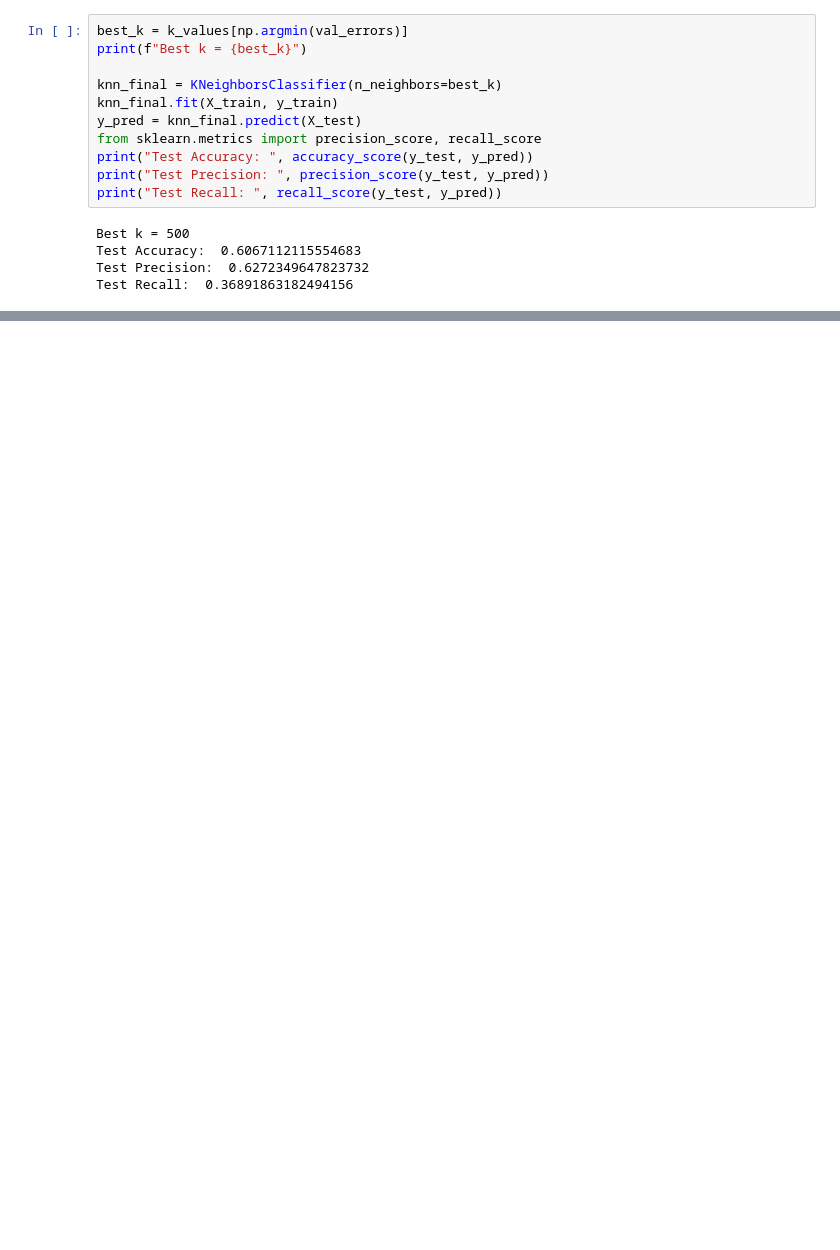
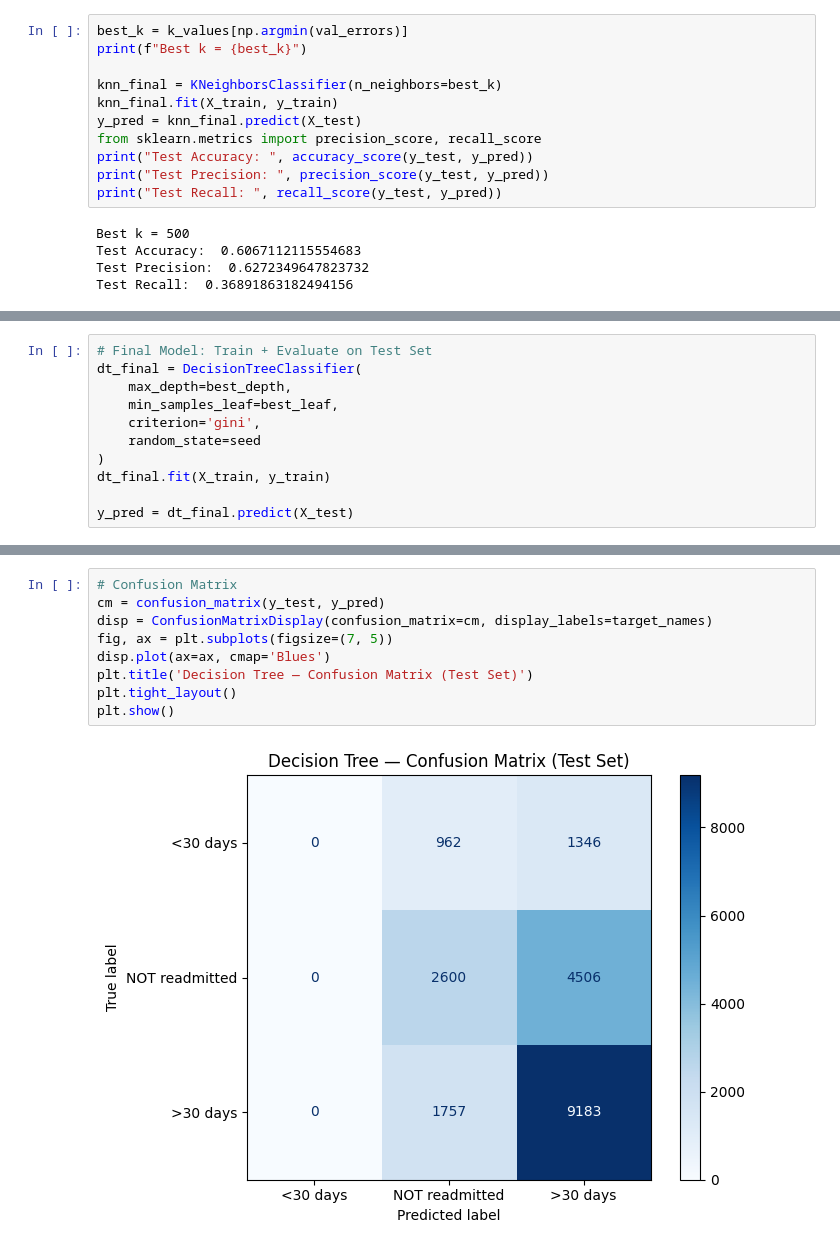
Before and after one commit to mital-i/cs178project, a Jupyter notebook: classifiers.ipynb, the cells around one changed output, grey strips where cells are left out. Drawn from its saved outputs; the diff is of its cells as text; blank space fills up the shorter version.

```diff
--- a/classifiers.ipynb
+++ b/classifiers.ipynb
@@ -419,0 +581,11 @@ Test Recall:  0.36891863182494156
+# %%
+# Final Model: Train + Evaluate on Test Set
+dt_final = DecisionTreeClassifier(
+    max_depth=best_depth,
+    min_samples_leaf=best_leaf,
+    criterion='gini',
+    random_state=seed
+)
+dt_final.fit(X_train, y_train)
+
+y_pred = dt_final.predict(X_test)
@@ -419,0 +611,11 @@ Test Recall:  0.36891863182494156
+# %%
+# Confusion Matrix
+cm = confusion_matrix(y_test, y_pred)
+disp = ConfusionMatrixDisplay(confusion_matrix=cm, display_labels=target_names)
+fig, ax = plt.subplots(figsize=(7, 5))
+disp.plot(ax=ax, cmap='Blues')
+plt.title('Decision Tree — Confusion Matrix (Test Set)')
+plt.tight_layout()
+plt.show()
+# %% [output]
+[figure, added]
```
Also changed, not shown: parts of 36 cells of this notebook.
